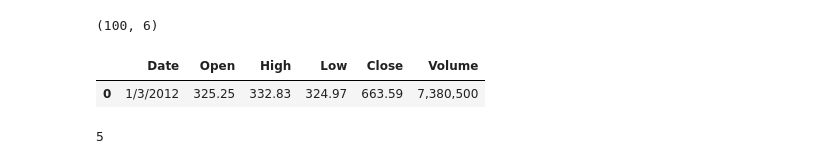
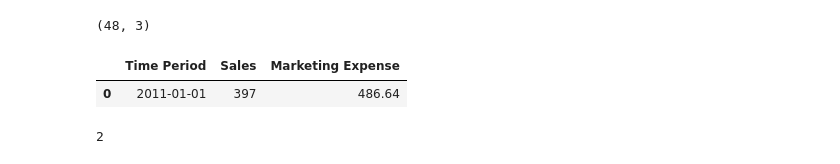
Before and after one commit to AutoViML/Auto_TS, a Jupyter notebook: Auto_Timeseries_Test.ipynb, the cells around one changed output. Drawn from its saved outputs; the diff is of its cells as text; code cells hidden in the pictures.

```diff
--- a/Auto_Timeseries_Test.ipynb
+++ b/Auto_Timeseries_Test.ipynb
@@ -19,18 +18,17 @@ import pandas as pd
 import numpy as np
 # %%
 datapath = 'example_datasets/'
-filename1 = 'Google_Stock_Price_Train.csv'
-filename2 = 'energy_dataset.csv'
+filename1 = 'Sales_and_Marketing.csv'
 # %%
-train = pd.read_csv(datapath+filename1,index_col=None)[:100]
-print(train.shape)
-train.head(1)
+dft = pd.read_csv(datapath+filename1,index_col=None)
+print(dft.shape)
+dft.head(1)
 # %% [output]
-(100, 6)
+(48, 3)
-|  | Date | Open | High | Low | Close | Volume |
-| 0 | 1/3/2012 | 325.25 | 332.83 | 324.97 | 663.59 | 7,380,500 |
+|  | Time Period | Sales | Marketing Expense |
+| 0 | 2011-01-01 | 397 | 486.64 |
 # %%
-preds = [x for x in list(train) if x not in ['Date']]
+preds = [x for x in list(dft) if x not in ['Time Period']]
 len(preds)
 # %% [output]
-5
+2
```
Also changed, not shown: parts of 11 cells of this notebook, 26 other files.
